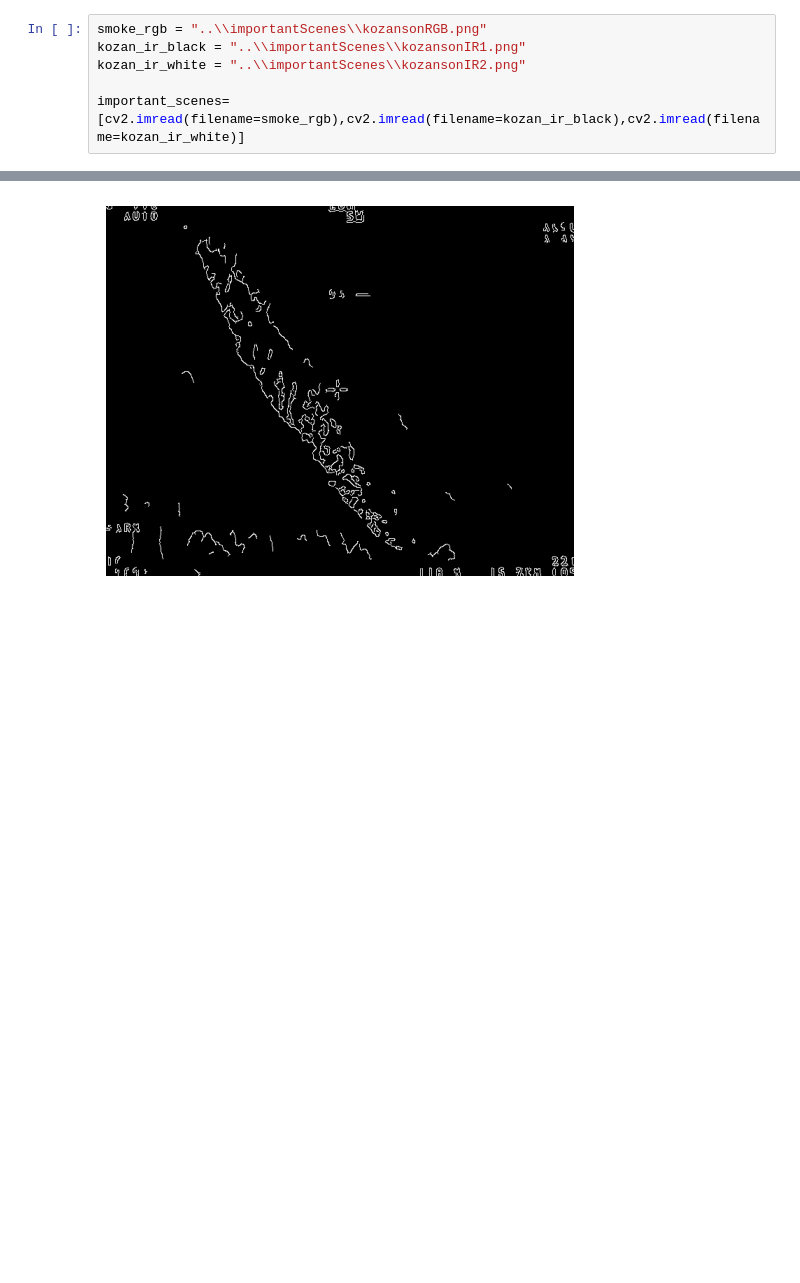
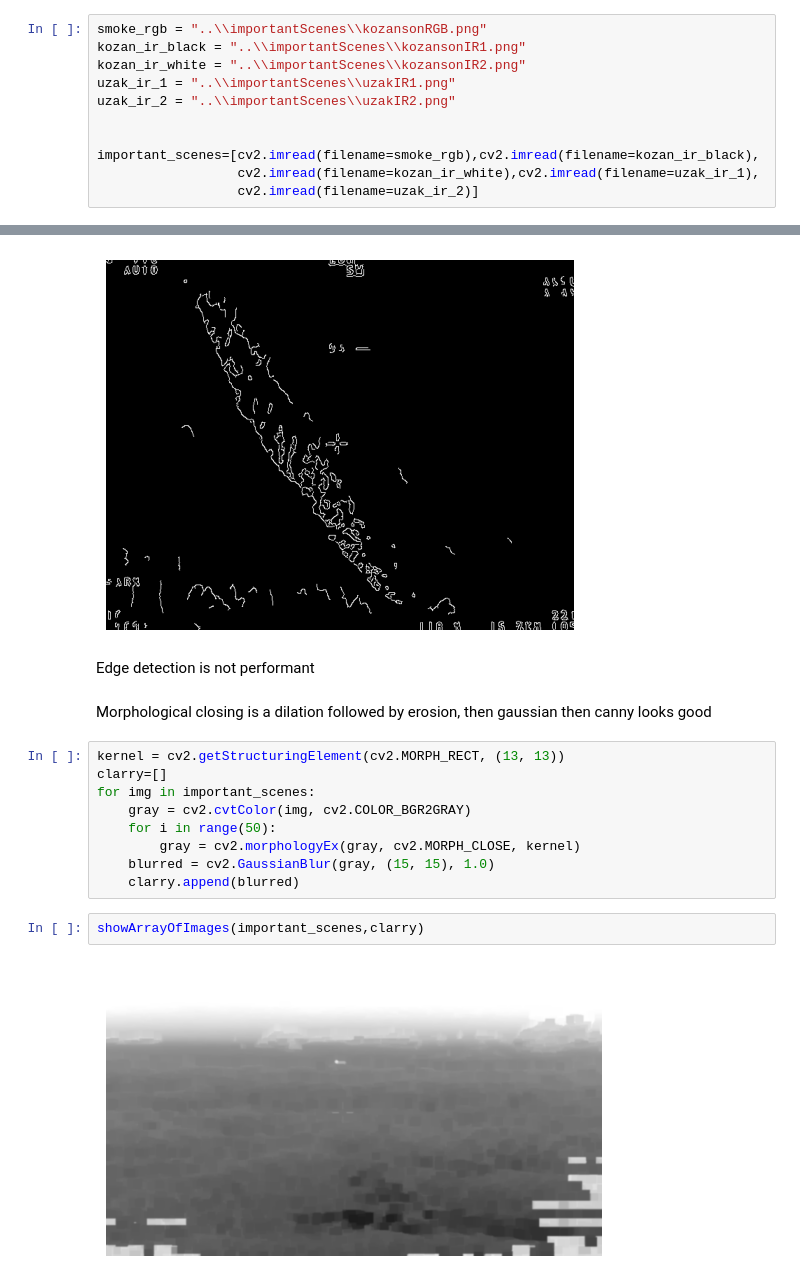
Before and after one commit to onuralpArsln/droneImageFireDetection, a Jupyter notebook: Solution2_ImgProcesing/processor.ipynb, the cells around one changed output, grey strips where cells are left out. Cells and saved outputs as stored; diff of their text form; blank space fills up the shorter version.

Commit message:
added sol2 which is just bad bad have good raports

```diff
--- a/Solution2_ImgProcesing/processor.ipynb
+++ b/Solution2_ImgProcesing/processor.ipynb
@@ -85,8 +85,13 @@ Binarization andd thresholding
 smoke_rgb = "..\\importantScenes\\kozansonRGB.png"
 kozan_ir_black = "..\\importantScenes\\kozansonIR1.png"
 kozan_ir_white = "..\\importantScenes\\kozansonIR2.png"
+uzak_ir_1 = "..\\importantScenes\\uzakIR1.png"
+uzak_ir_2 = "..\\importantScenes\\uzakIR2.png"
 
-important_scenes=[cv2.imread(filename=smoke_rgb),cv2.imread(filename=kozan_ir_black),cv2.imread(filename=kozan_ir_white)]
+
+important_scenes=[cv2.imread(filename=smoke_rgb),cv2.imread(filename=kozan_ir_black),
+                  cv2.imread(filename=kozan_ir_white),cv2.imread(filename=uzak_ir_1),
+                  cv2.imread(filename=uzak_ir_2)]
 # %%
 
 def showArrayOfImages(*arrs):
@@ -161,3 +166,20 @@ for img in important_scenes:
 showArrayOfImages(important_scenes,carry)
 # %% [output]
 [figure]
+# %% [markdown]
+Edge detection is not performant
+# %% [markdown]
+Morphological closing is a dilation followed by erosion, then gaussian then canny looks good
+# %%
+kernel = cv2.getStructuringElement(cv2.MORPH_RECT, (13, 13))
+clarry=[]
+for img in important_scenes:
+    gray = cv2.cvtColor(img, cv2.COLOR_BGR2GRAY)
+    for i in range(50):
+        gray = cv2.morphologyEx(gray, cv2.MORPH_CLOSE, kernel)
+    blurred = cv2.GaussianBlur(gray, (15, 15), 1.0)
+    clarry.append(blurred)
+# %%
+showArrayOfImages(important_scenes,clarry)
+# %% [output]
+[figure, added]
```
Also changed, not shown: parts of 5 cells of this notebook.
